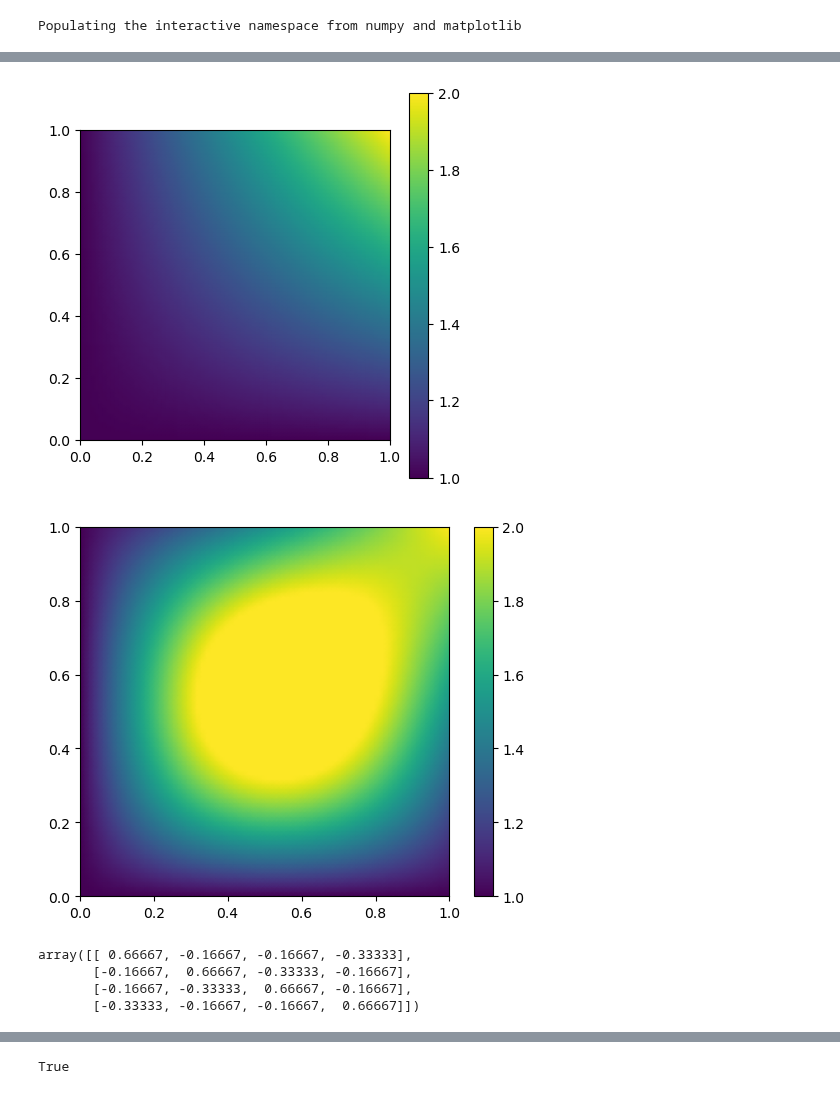
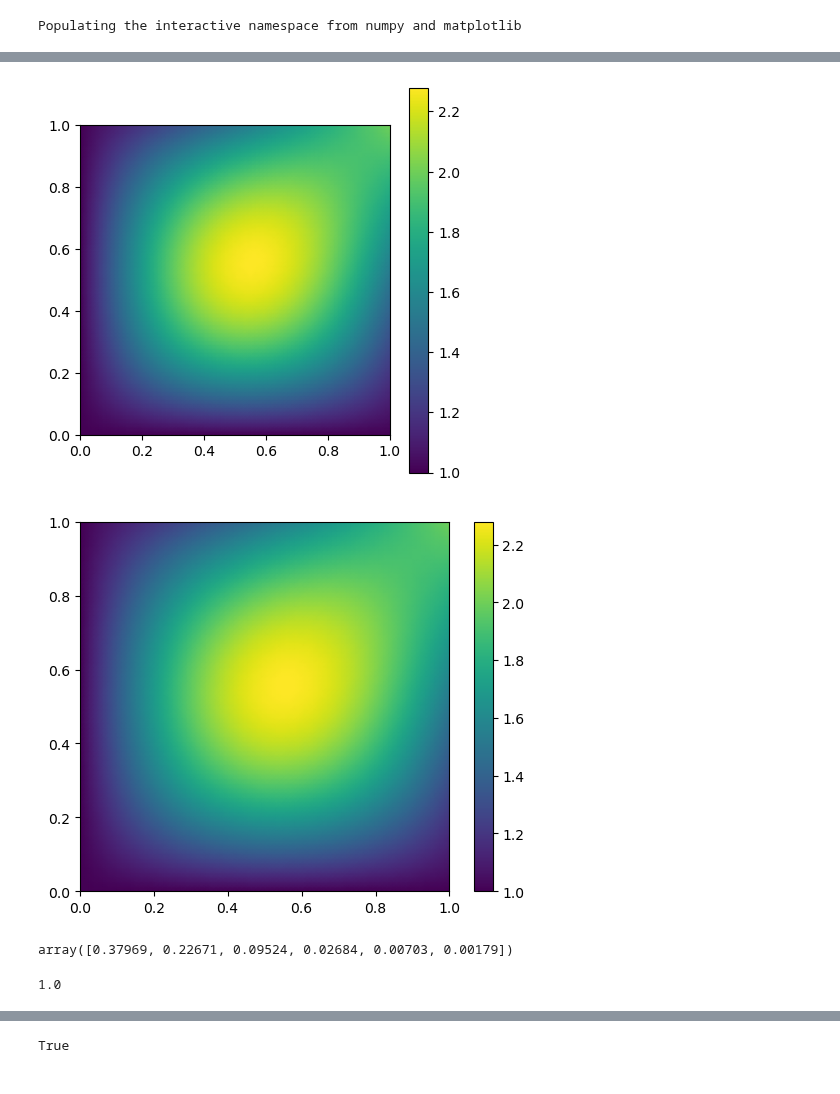
Before and after one commit to c-f-h/pyiga, a Jupyter notebook: notebooks/Multipatch2.ipynb, the cells around one changed output, grey strips where cells are left out. Cells and saved outputs as stored; diff of their text form; code cells hidden in the pictures.

```diff
--- a/notebooks/Multipatch2.ipynb
+++ b/notebooks/Multipatch2.ipynb
@@ -875,7 +875,7 @@ class AMultipatch:
 #setup initial discretization
 deg = 1
 N=1
-kvs = [2*(bspline.make_knots(deg,0.0,1.0,N),),]
+kvs = [2*(bspline.make_knots(deg,0.0,1.0,N),)]
 
 # define geometry
 geos = [
@@ -903,9 +903,9 @@ M = PatchMesh(patches)
 #MP=AMultipatch(M, automatch=True)
 # %%
 u = lambda x,y: sin(pi*x)*sin(pi*y) + x*y + 1
-f = lambda x,y: 2*pi**2*u(x,y)
+f = lambda x,y: 2*pi**2*sin(pi*x)*sin(pi*y)
 # %%
-maxiter=1
+maxiter=6
 errH1 = np.zeros(maxiter)
 errL2 = np.zeros(maxiter)
 dofs=np.zeros(maxiter, dtype=int32)
@@ -948,18 +964,19 @@ Solving took 0.0008478164672851562 seconds.
-[figure, old version]
+[figure, new version]
 # %%
 for geo in MP.mesh.geos():
     vis.plot_field(u, geo, vmin=min(uh), vmax=max(uh))
 axis('scaled');
 colorbar();
 # %% [output]
-[figure, old version]
+[figure, new version]
+# %%
+errH1
+# %% [output]
+array([0.37969, 0.22671, 0.09524, 0.02684, 0.00703, 0.00179])
 # %%
-Kh.A
+uh[5]
 # %% [output]
-array([[ 0.66667, -0.16667, -0.16667, -0.33333],
-       [-0.16667,  0.66667, -0.33333, -0.16667],
-       [-0.16667, -0.33333,  0.66667, -0.16667],
-       [-0.33333, -0.16667, -0.16667,  0.66667]])
+1.0
 # %%
 M.draw()
 # %% [output]
```
Also changed, not shown: parts of 2 cells of this notebook.
